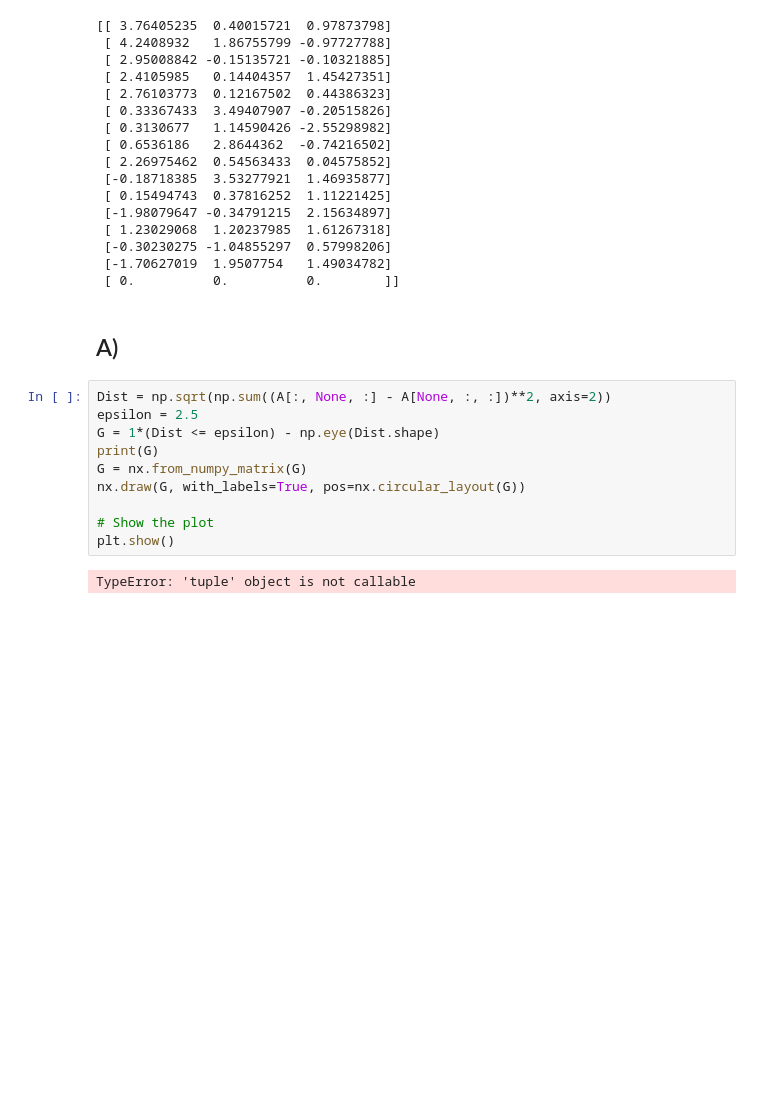
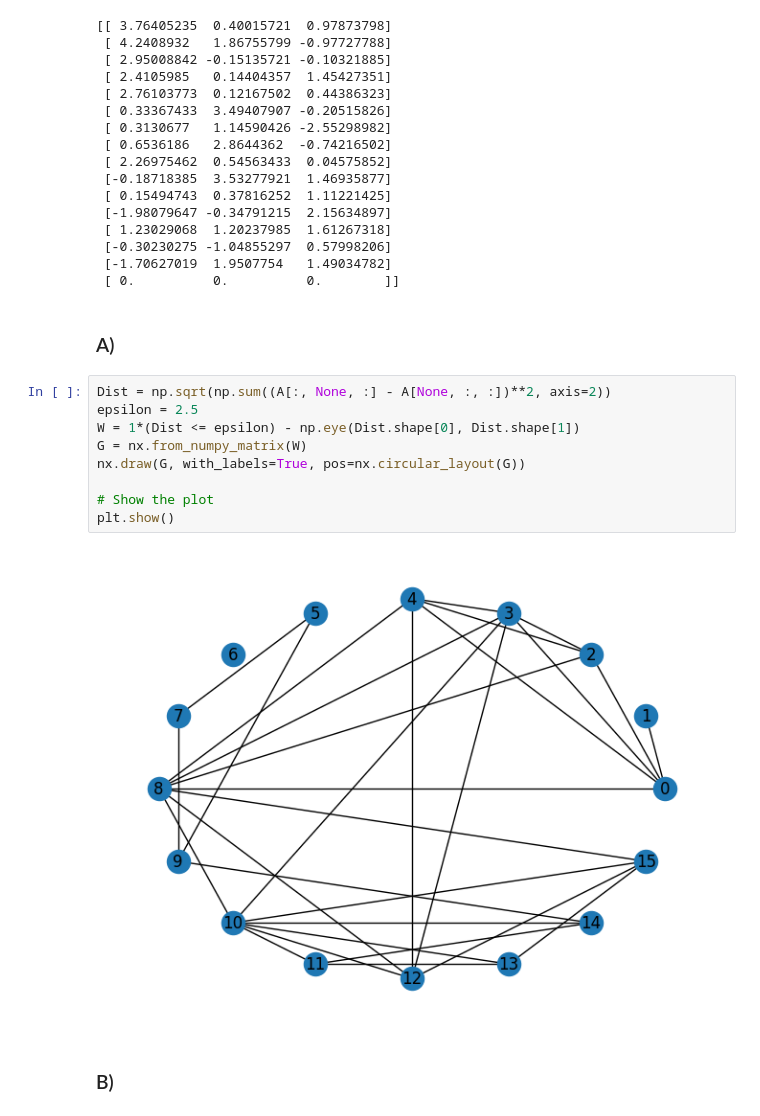
Before and after one commit to dahnlund/SF2526-Lab2, a Jupyter notebook: ex2.ipynb, the cells around one changed output. Saved outputs shown, nothing was run; the diff lists cells and outputs as text; blank space fills up the shorter version.

```diff
--- a/ex2.ipynb
+++ b/ex2.ipynb
@@ -31,16 +31,17 @@ print(A)
  [-1.70627019  1.9507754   1.49034782]
  [ 0.          0.          0.        ]]
 # %% [markdown]
-## A)
+### A)
 # %%
 Dist = np.sqrt(np.sum((A[:, None, :] - A[None, :, :])**2, axis=2))
 epsilon = 2.5
-G = 1*(Dist <= epsilon) - np.eye(Dist.shape)
-print(G)
-G = nx.from_numpy_matrix(G)
+W = 1*(Dist <= epsilon) - np.eye(Dist.shape[0], Dist.shape[1])
+G = nx.from_numpy_matrix(W)
 nx.draw(G, with_labels=True, pos=nx.circular_layout(G))
 
 # Show the plot
 plt.show()
 # %% [output]
-TypeError: 'tuple' object is not callable
+[figure, added]
+# %% [markdown]
+### B)
```
Also changed, not shown: parts of 1 cell of this notebook.
